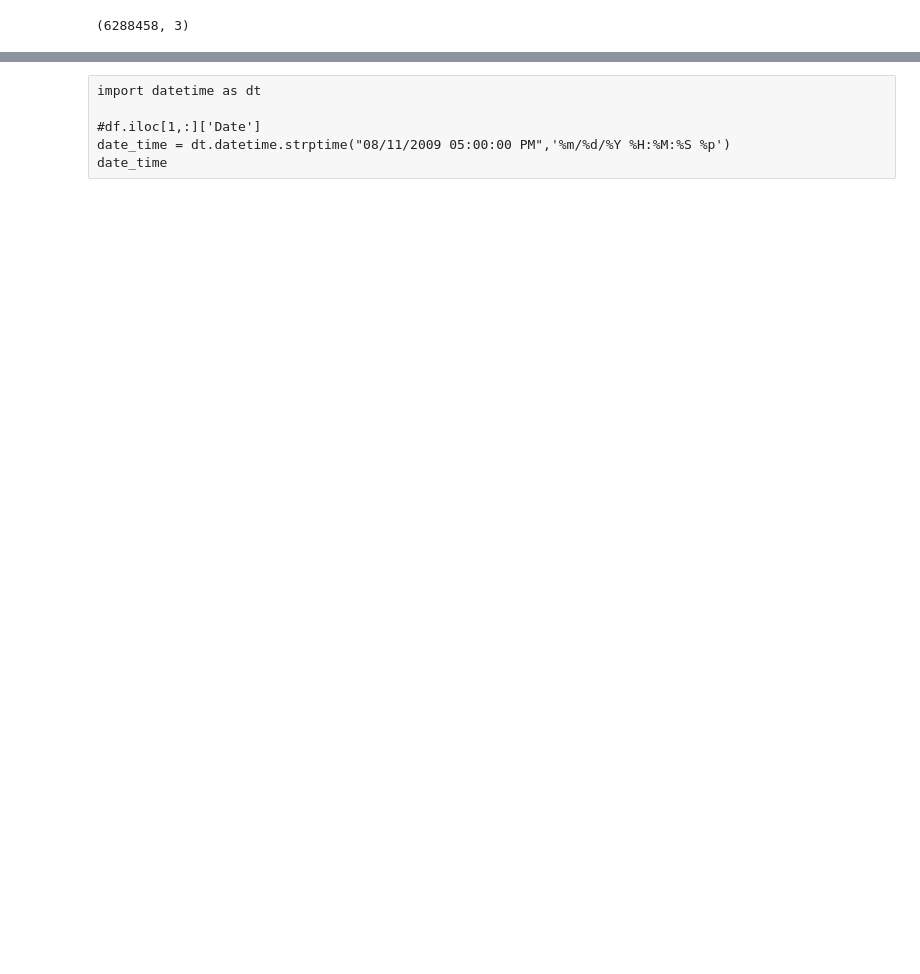
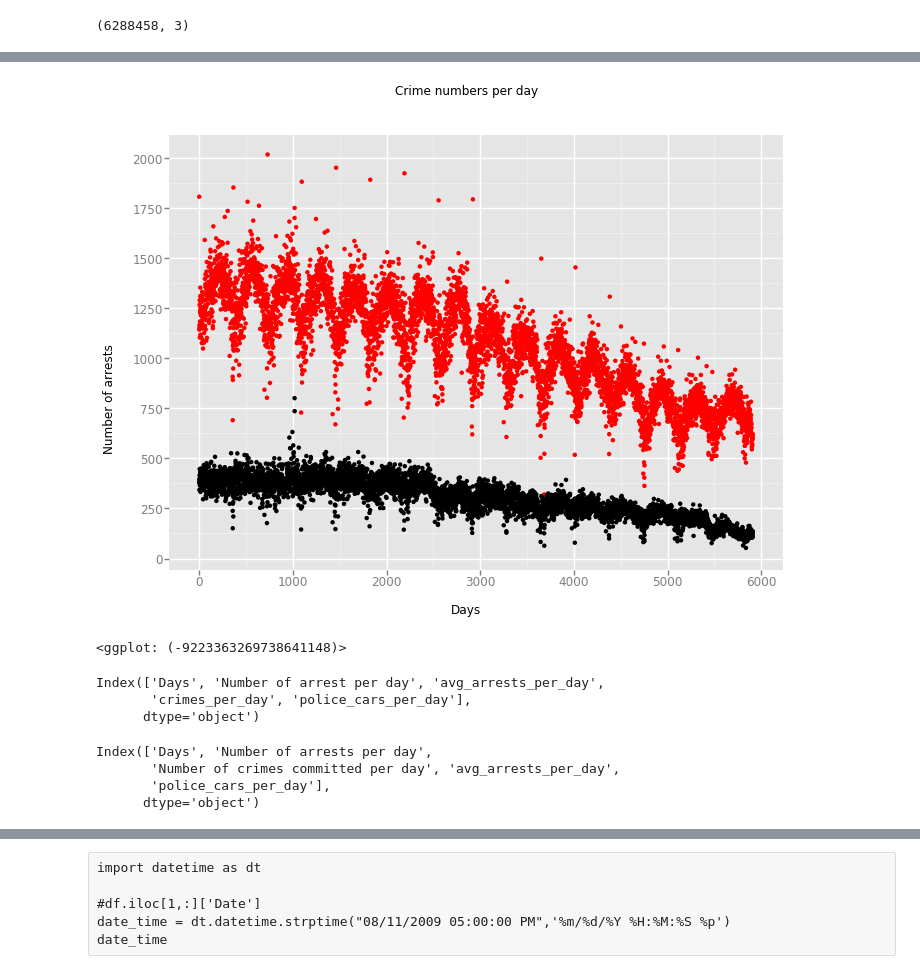
Before and after one commit to Chibuu/TimeSeries, a Jupyter notebook: Preliminary.ipynb, the cells around one changed output, grey strips where cells are left out. Cells and saved outputs as stored; diff of their text form; code cells hidden in the pictures; blank space fills up the shorter version.

```diff
--- a/Preliminary.ipynb
+++ b/Preliminary.ipynb
@@ -151,0 +69,8 @@ datetime.datetime(2009, 8, 11, 5, 0)
+# %%
+df['Year'] = df['Date']
+df['Month'] = df['Date']
+df['Day'] = df['Date']
+# %%
+grouped = df.groupby([df['Year'].map(lambda x: x.year),df['Month'].map(lambda x: x.month),df['Day'].map(lambda x: x.day)])
+grouped_df = grouped.agg(['mean','sum','count'])
+grouped_df
@@ -151,0 +109,2 @@ datetime.datetime(2009, 8, 11, 5, 0)
+# %%
+grouped_df.reset_index(inplace= True)
@@ -151,0 +128,10 @@ datetime.datetime(2009, 8, 11, 5, 0)
+# %%
+d = {'Number of arrests per day': grouped_df['Arrest']['sum'].values,
+     'avg_arrests_per_day': grouped_df['Arrest']['mean'].values,
+     'Number of crimes committed per day': grouped_df['Arrest']['count'].values,
+     'police_cars_per_day': grouped_df['Beat']['mean'].values,
+     'Days': np.arange(len(grouped_df['Arrest']['sum'].values))
+
+}
+plot_df =pd.DataFrame(data = d)
+plot_df
@@ -151,0 +159,20 @@ datetime.datetime(2009, 8, 11, 5, 0)
+# %%
+p =ggplot( aes(x = 'Days'),data = plot_df)
+p + geom_point(aes(y='crimes_per_day',color = 'red')
+    ) + geom_point(aes(y = 'Number of arrest per day',color = 'black')) + ggtitle("Crime numbers per day")+  ylab("Number of arrests")
+# %% [output]
+[figure, added]
+<ggplot: (-9223363269738641148)>
+# %%
+plot_df.columns
+# %% [output]
+Index(['Days', 'Number of arrest per day', 'avg_arrests_per_day',
+       'crimes_per_day', 'police_cars_per_day'],
+      dtype='object')
+# %%
+plot_df.columns
+# %% [output]
+Index(['Days', 'Number of arrests per day',
+       'Number of crimes committed per day', 'avg_arrests_per_day',
+       'police_cars_per_day'],
+      dtype='object')
```
Also changed, not shown: parts of 25 cells of this notebook, 4 other files.
